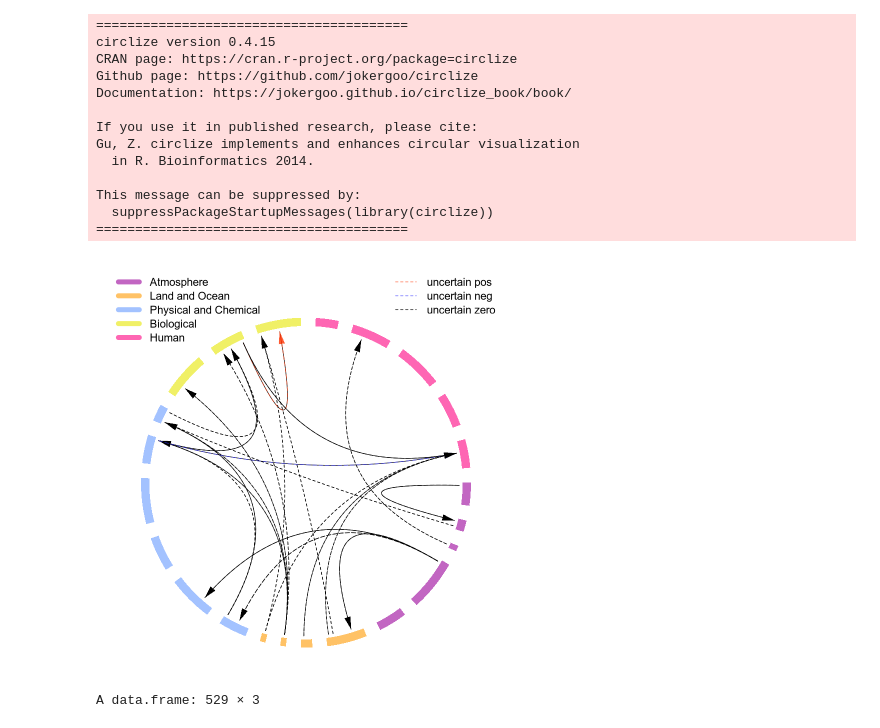
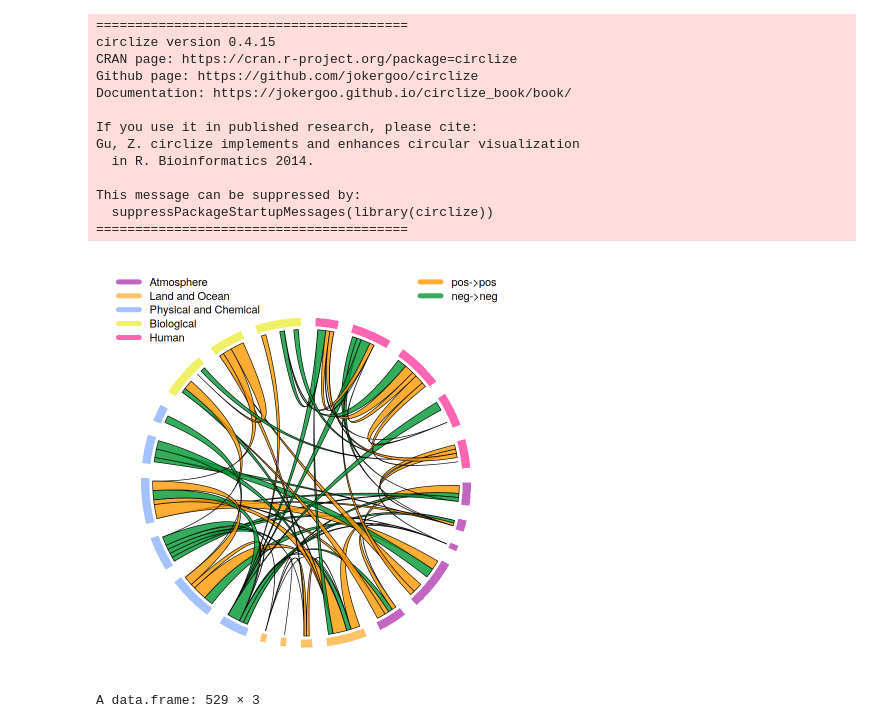
Before and after one commit to GBuenvar/Articx, a Jupyter notebook: WDSN_plot.ipynb, the cells around one changed output. Cells and saved outputs as stored; diff of their text form; code cells hidden in the pictures.

```diff
--- a/WDSN_plot.ipynb
+++ b/WDSN_plot.ipynb
@@ -15,9 +15,9 @@ This message can be suppressed by:
   suppressPackageStartupMessages(library(circlize))
 ========================================
 # %%
-plot_reciprocals = FALSE
+plot_reciprocals = TRUE
 plot_nonreciprocals = FALSE
-plot_unknowns = TRUE
+plot_unknowns = FALSE
 # %%
 # create a matrix [0,1,2; 2,0,-1, -1,1,0]
 mat = matrix(c(0,1,2, 2,0,-1, -1,1,0), nrow = 3, ncol = 3, byrow = TRUE)
@@ -154,7 +154,7 @@ for (i in 1:nrow(mat)){
         col_ji = ifelse(val_ji > 0, red, ifelse(val_ji < 0, blue, "black"))
 
         if (col_ij == col_ji & col_ij == red) {
-            # # Reciprocal positive
+            # Reciprocal positive
             col_ij = col_ji = pink
             if (plot_reciprocals) {
                 circos.link(i, c(i0, i0+width_ij), j, c(j0, j0+width_ji), col = col_ij, lwd = 1, lty = 1, border="black")
@@ -184,20 +184,18 @@ for (i in 1:nrow(mat)){
                 if (plot_reciprocals) {
                     if (width_ij > 0) circos.link(i, c(i0, i0+width_ij), j, c(j0+width_ji, j0+width_ji), col = col_ij, lwd = 1, lty = 1, border="black" )
                     if (width_ji > 0) circos.link(i, c(i0+width_ij, i0+width_ij), j, c(j0, j0+width_ji), col = col_ji, lwd = 1, lty = 1, border="black" )
-                    if (zeros[i,j] == 1) circos.link(i, c(i0, i0), j, c(j0+width_ji, j0+width_ji), col = "black", lwd = 2, lty = 1, directional = 1, border="black" )
-                    if (zeros[j,i] == 1) circos.link(i, c(i0+width_ij, i0+width_ij), j, c(j0, j0), col = "black", lwd = 2, lty = 1, directional = 1, border="black" )
                 }
             } else if (width_ij == 0 & incognites[i,j] == 1) {
                 # incognite
                 if (plot_unknowns) {
                     col = ifelse(incognites_pos[i,j] == 1, red, ifelse(incognites_neg[i,j] == 1, blue, "black"))
-                    circos.link(i, c(i0, i0), j, c(j0, j0), col = col, lwd = 1,lty = 5, directional = 1, border="black")
+                    circos.link(i, c(i0, i0), j, c(j0, j0), col = col, lwd = 2,lty = 1, directional = 1, border="black")
                 }
             } else if (width_ji == 0 & incognites[j,i] == 1) {
                 # incognite
                 if (plot_unknowns) {
                     col = ifelse(incognites_pos[i,j] == 1, red, ifelse(incognites_neg[i,j] == 1, blue, "black"))
-                    circos.link(i, c(i0, i0), j, c(j0, j0), col = col, lwd = 1,lty = 2, directional = 1, border="black")
+                    circos.link(i, c(i0, i0), j, c(j0, j0), col = col, lwd = 2,lty = 1, directional = 1, border="black")
                 }
             }
         }
@@ -220,58 +218,58 @@ cex = 1.1,
 ncol = 1
 )
 
 # legend(
 # "topright",
-# legend = c("pos->neg", "neg->pos", "pos->pos", "neg->neg", "zero", "uncertain"),
-# col = c(red, blue, pink, green, "black", "black"),
-# lty = c(1, 1, 1, 1, 1, 2),
-# lwd = c(8, 8, 8, 8, 3, 1),
+# legend = c("pos->neg", "neg->pos", "pos->pos", "neg->neg", ">0", "<0", "~0"),
+# col = c(red, blue, pink, green, red, blue, "black"),
+# lty = c(1, 1, 1, 1, 1, 1, 1),
+# lwd = c(8, 8, 8, 8, 1, 1, 1),
 # bty = "n",
 # cex = 1.1,
 # ncol = 1
 # )
 
-# legend(
-# "topright",
-# legend = c("pos->pos", "neg->neg", "zero"),
-# col = c(pink, green, "black"),
-# lty = c(1, 1, 2),
-# lwd = c(8, 8, 3),
-# bty = "n",
-# cex = 1.1,
-# ncol = 1
-# )
+legend(
+"topright",
+legend = c("pos->pos", "neg->neg"),
+col = c(pink, green),
+lty = c(1, 1),
+lwd = c(8, 8),
+bty = "n",
+cex = 1.1,
+ncol = 1
+)
 
 # legend(
 # "topright",
 # legend = c("pos->neg", "neg->pos"),
 # col = c(red, blue),
 # lty = c(1, 1),
 # lwd = c(8, 8),
 # bty = "n",
 # cex = 1.1,
 # ncol = 1
 # )
 
 
-legend(
-"topright",
-legend = c("uncertain pos", "uncertain neg", "uncertain zero"),
-col = c(red, blue, "black"),
-lty = 2,
-lwd = 1,
-bty = "n",
-cex = 1.1,
-ncol = 1
-)
+# legend(
+# "topright",
+# legend = c(">0", "<0", "~0"),
+# col = c(red, blue, "black"),
+# lty = 1,
+# lwd = 1,
+# bty = "n",
+# cex = 1.1,
+# ncol = 1
+# )
 # save the plot
 
 
 
 
 circos.clear()
 # %% [output]
-[figure, old version]
+[figure, new version]
 # %%
 rownames(mat) = colnames(mat) = 1:nrow(mat)
 
```
Also changed, not shown: 9 other files.
